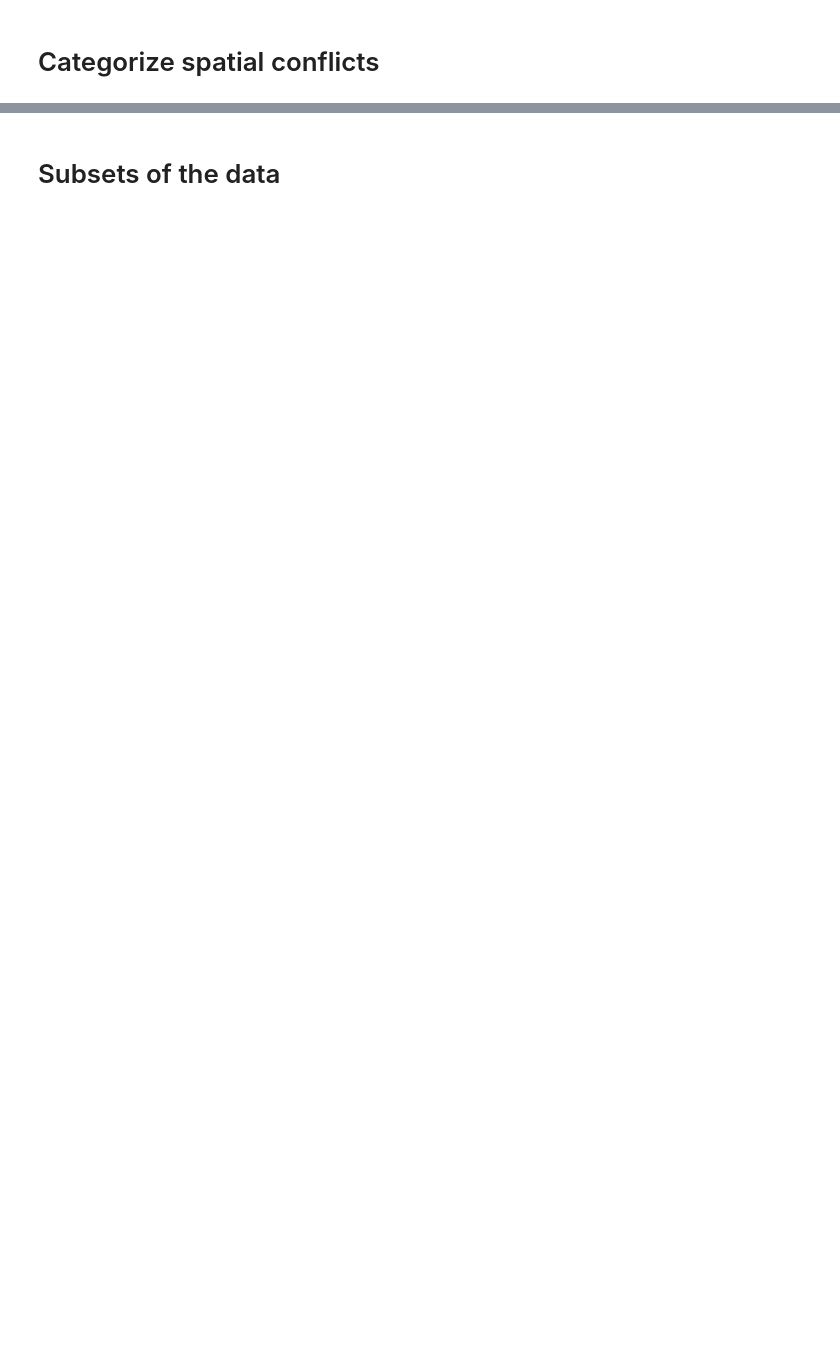
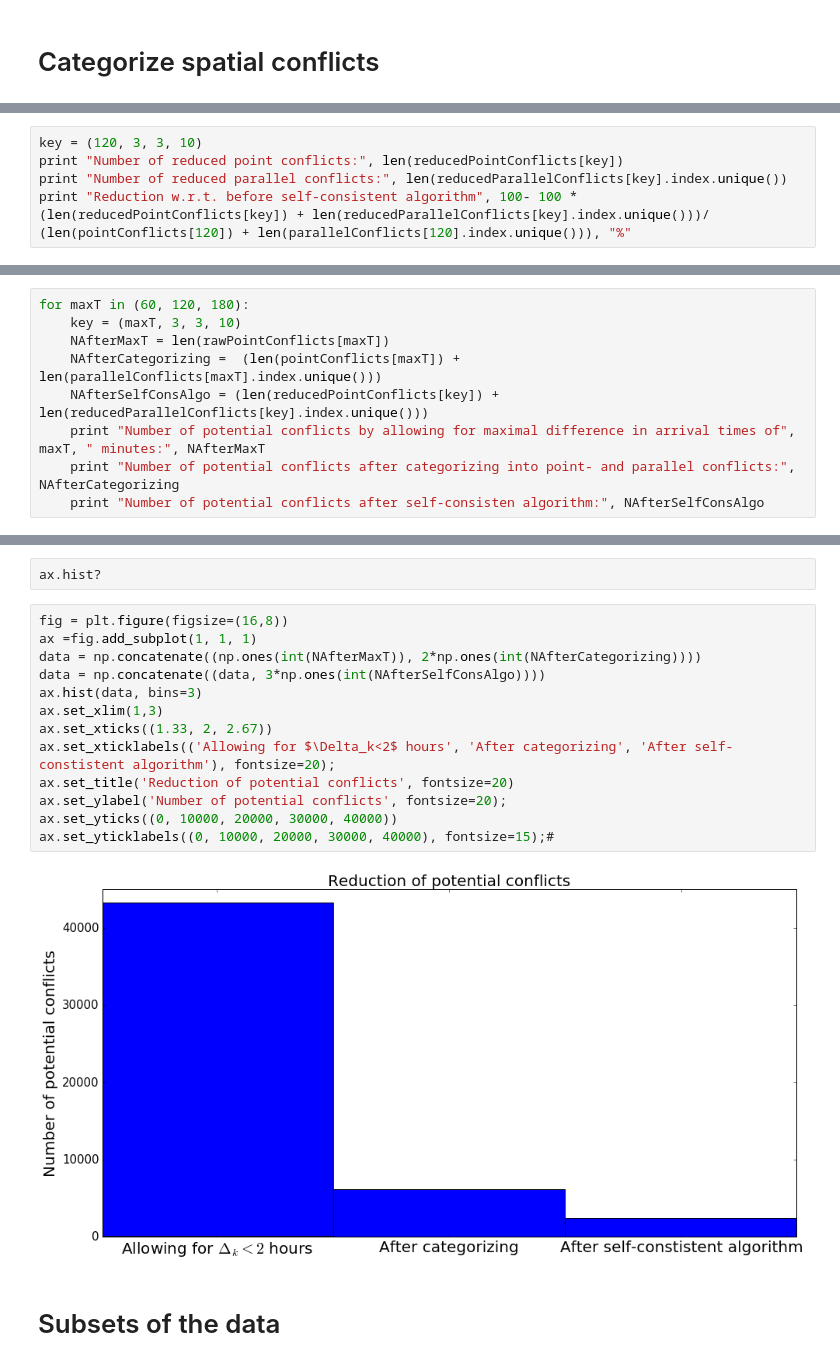
Before and after one commit to ventugithub/QCFATM, a Jupyter notebook: precalculation/analysis/analysis.ipynb, the cells around one changed output, grey strips where cells are left out. Saved outputs shown, nothing was run; the diff lists cells and outputs as text; blank space fills up the shorter version.

```diff
--- a/precalculation/analysis/analysis.ipynb
+++ b/precalculation/analysis/analysis.ipynb
@@ -174,0 +103,5 @@ Delays $d_i$ determine the arrival time $t$ at the conflict
+# %%
+key = (120, 3, 3, 10)
+print "Number of reduced point conflicts:", len(reducedPointConflicts[key])
+print "Number of reduced parallel conflicts:", len(reducedParallelConflicts[key].index.unique())
+print "Reduction w.r.t. before self-consistent algorithm", 100- 100 * (len(reducedPointConflicts[key]) + len(reducedParallelConflicts[key].index.unique()))/ (len(pointConflicts[120]) + len(parallelConflicts[120].index.unique())), "%"
@@ -174,0 +114,9 @@ Delays $d_i$ determine the arrival time $t$ at the conflict
+# %%
+for maxT in (60, 120, 180):
+    key = (maxT, 3, 3, 10)
+    NAfterMaxT = len(rawPointConflicts[maxT])
+    NAfterCategorizing =  (len(pointConflicts[maxT]) + len(parallelConflicts[maxT].index.unique()))
+    NAfterSelfConsAlgo = (len(reducedPointConflicts[key]) + len(reducedParallelConflicts[key].index.unique()))
+    print "Number of potential conflicts by allowing for maximal difference in arrival times of", maxT, " minutes:", NAfterMaxT
+    print "Number of potential conflicts after categorizing into point- and parallel conflicts:", NAfterCategorizing
+    print "Number of potential conflicts after self-consisten algorithm:", NAfterSelfConsAlgo
@@ -175,3 +133,20 @@ Delays $d_i$ determine the arrival time $t$ at the conflict
+# %%
+ax.hist?
+# %%
+fig = plt.figure(figsize=(16,8))
+ax =fig.add_subplot(1, 1, 1)
+data = np.concatenate((np.ones(int(NAfterMaxT)), 2*np.ones(int(NAfterCategorizing))))
+data = np.concatenate((data, 3*np.ones(int(NAfterSelfConsAlgo))))
+ax.hist(data, bins=3)
+ax.set_xlim(1,3)
+ax.set_xticks((1.33, 2, 2.67))
+ax.set_xticklabels(('Allowing for $\Delta_k<2$ hours', 'After categorizing', 'After self-constistent algorithm'), fontsize=20);
+ax.set_title('Reduction of potential conflicts', fontsize=20)
+ax.set_ylabel('Number of potential conflicts', fontsize=20);
+ax.set_yticks((0, 10000, 20000, 30000, 40000))
+ax.set_yticklabels((0, 10000, 20000, 30000, 40000), fontsize=15);#
+# %% [output]
+[figure, added]
 # %% [markdown]
 # Subsets of the data #
 # %%
```
Also changed, not shown: parts of 35 cells of this notebook, 2 other files.
